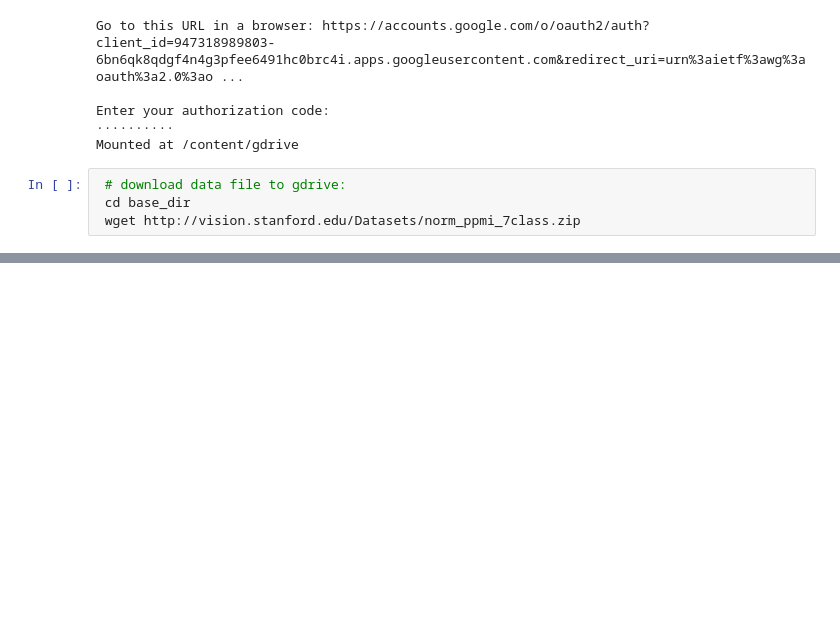
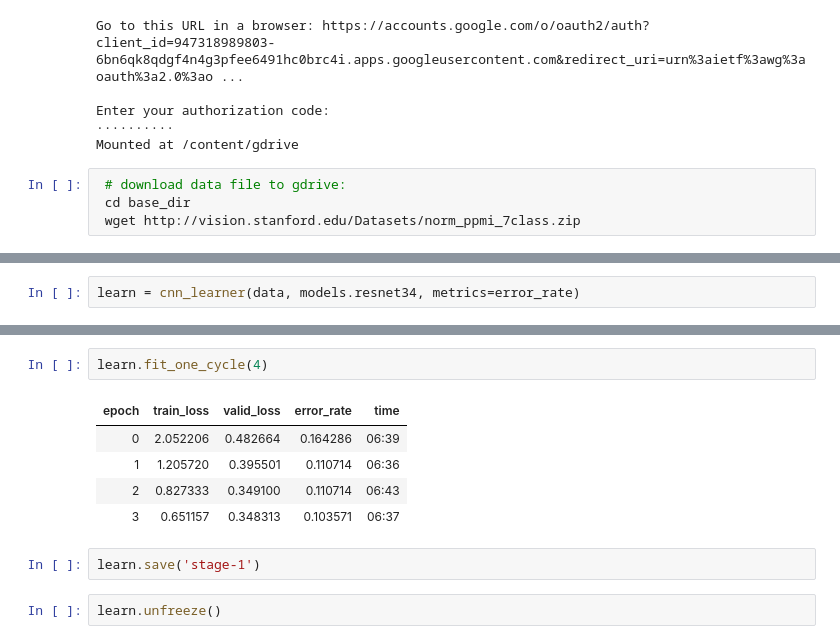
Before and after one commit to politeles/ImageClassification, a Jupyter notebook: ppmi.ipynb, the cells around one changed output, grey strips where cells are left out. Cells and saved outputs as stored; diff of their text form; blank space fills up the shorter version.

Commit message:
model updated

```diff
--- a/ppmi.ipynb
+++ b/ppmi.ipynb
@@ -70,0 +92,2 @@ Show in docs
+# %%
+learn = cnn_learner(data, models.resnet34, metrics=error_rate)
@@ -70,0 +96,12 @@ Show in docs
+# %%
+learn.fit_one_cycle(4)
+# %% [output]
+| epoch | train_loss | valid_loss | error_rate | time |
+| 0 | 2.052206 | 0.482664 | 0.164286 | 06:39 |
+| 1 | 1.205720 | 0.395501 | 0.110714 | 06:36 |
+| 2 | 0.827333 | 0.349100 | 0.110714 | 06:43 |
+| 3 | 0.651157 | 0.348313 | 0.103571 | 06:37 |
+# %%
+learn.save('stage-1')
+# %%
+learn.unfreeze()
```
Also changed, not shown: parts of 19 cells of this notebook.
